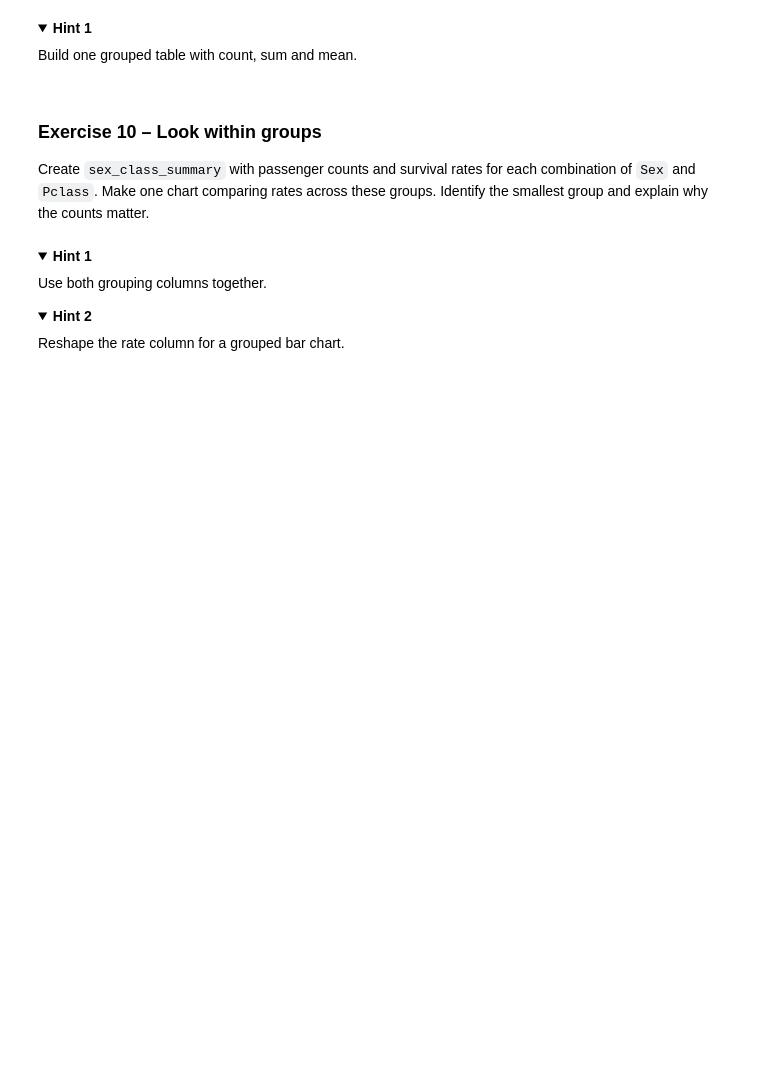
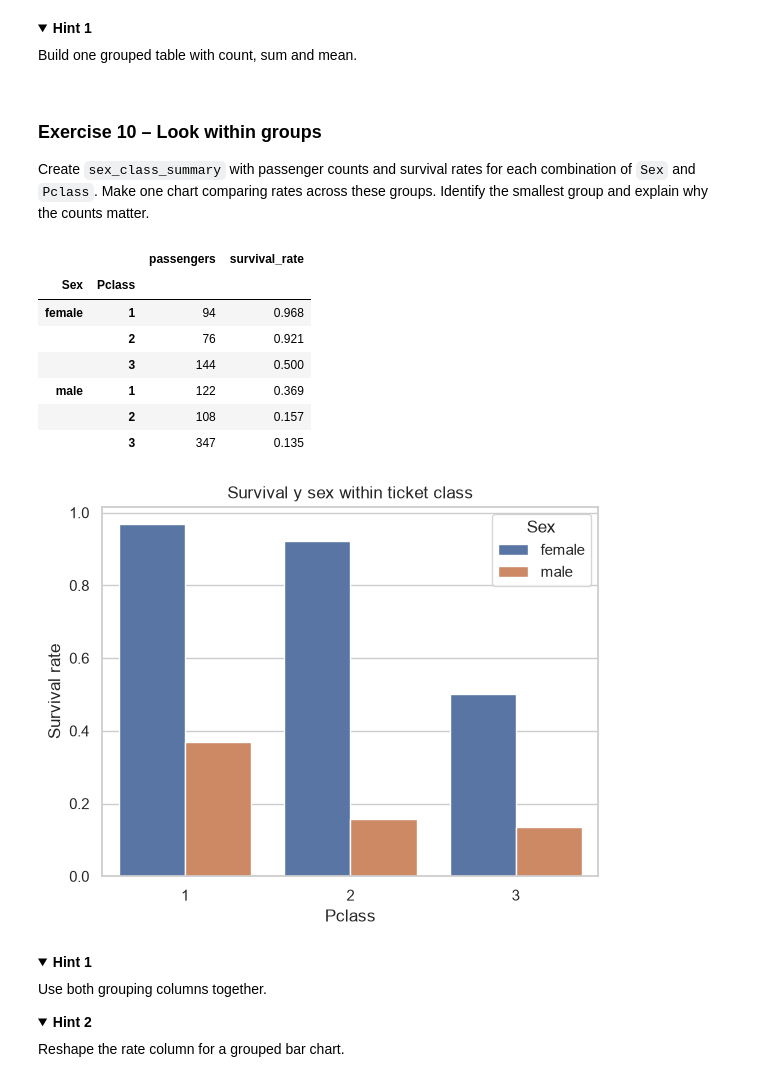
Before and after one commit to OrangeBoop/Lab02, a Jupyter notebook: Lab4/Lab4-Persky Idan 215548512 , Golan Amir 216264333.ipynb, the cells around one changed output. Cells and saved outputs as stored; diff of their text form; code cells hidden in the pictures; folded sections open; blank space fills up the shorter version.

```diff
--- a/Lab4/Lab4-Persky Idan 215548512 , Golan Amir 216264333.ipynb
+++ b/Lab4/Lab4-Persky Idan 215548512 , Golan Amir 216264333.ipynb
@@ -660,7 +703,36 @@ Create `sex_class_summary` with passenger counts and survival rates for each
 combination of `Sex` and `Pclass`. Make one chart comparing rates across these
 groups. Identify the smallest group and explain why the counts matter.
 # %%
-# Write your code here
+# Create sex_class_summary
+sex_class_summary = (
+    train_raw.groupby(["Sex", "Pclass"])['Survived']
+    .agg(passengers='count', survival_rate='mean')
+    .round(3)
+)
+display(sex_class_summary)
+
+
+# Creating comparisson chart
+
+sns.barplot(
+    data=sex_class_summary,
+    x = 'Pclass',
+    y = 'survival_rate',
+    hue = 'Sex'
+)
+plt.ylabel('Survival rate')
+plt.title('Survival y sex within ticket class')
+plt.show()
+# %% [output]
+|  |  | passengers | survival_rate |
+| Sex | Pclass |  |  |
+| female | 1 | 94 | 0.968 |
+|  | 2 | 76 | 0.921 |
+|  | 3 | 144 | 0.500 |
+| male | 1 | 122 | 0.369 |
+|  | 2 | 108 | 0.157 |
+|  | 3 | 347 | 0.135 |
+[figure, added]
 # %% [markdown]
 <details><summary><b>Hint 1</b></summary>
 
```
Also changed, not shown: parts of 7 cells of this notebook.
